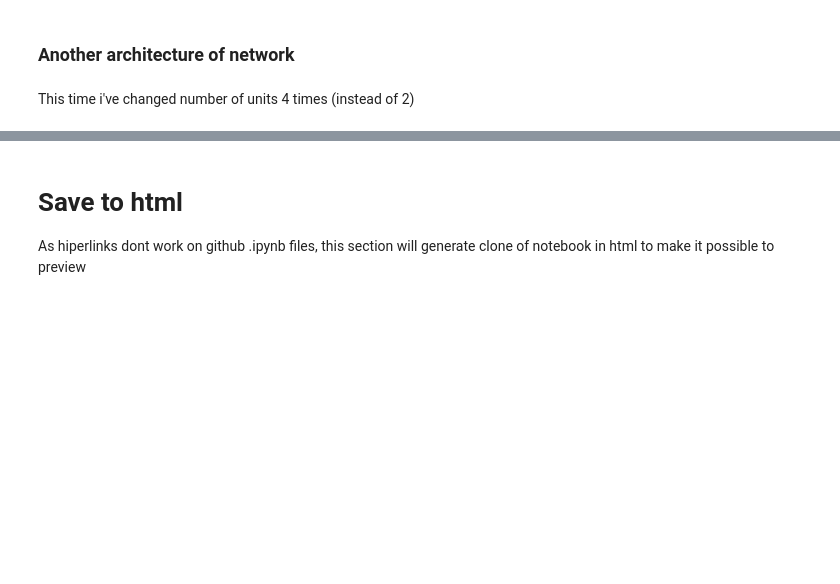
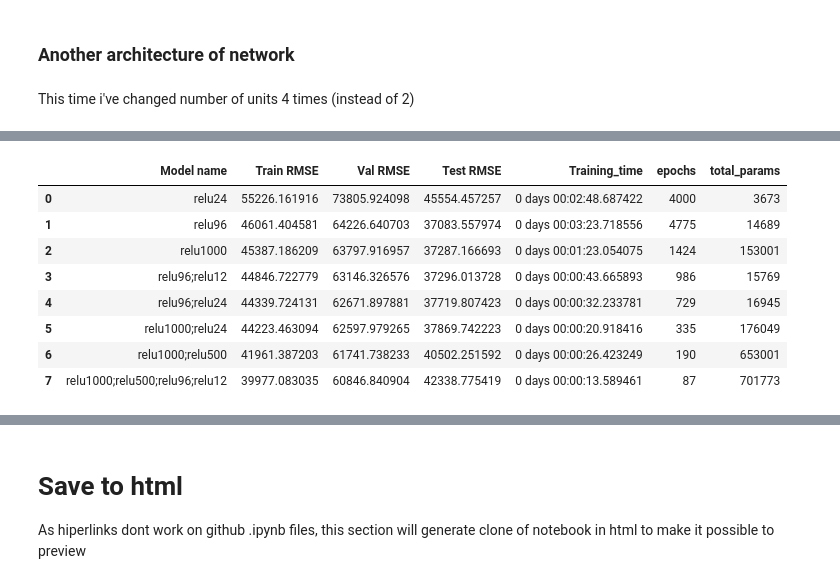
Before and after one commit to SalamanderKrajza/ds-compendium, a Jupyter notebook: projects/ds_salaries.ipynb, the cells around one changed output, grey strips where cells are left out. Saved outputs shown, nothing was run; the diff lists cells and outputs as text; code cells hidden in the pictures; blank space fills up the shorter version.

```diff
--- a/projects/ds_salaries.ipynb
+++ b/projects/ds_salaries.ipynb
@@ -1867,0 +1873,13 @@ plt.legend()
+# %%
+df_network_results = multi_models_data.generate_results_dataframe()
+df_network_results
+# %% [output]
+|  | Model name | Train RMSE | Val RMSE | Test RMSE | Training_time | epochs | total_params |
+| 0 | relu24 | 55226.161916 | 73805.924098 | 45554.457257 | 0 days 00:02:48.687422 | 4000 | 3673 |
+| 1 | relu96 | 46061.404581 | 64226.640703 | 37083.557974 | 0 days 00:03:23.718556 | 4775 | 14689 |
+| 2 | relu1000 | 45387.186209 | 63797.916957 | 37287.166693 | 0 days 00:01:23.054075 | 1424 | 153001 |
+| 3 | relu96;relu12 | 44846.722779 | 63146.326576 | 37296.013728 | 0 days 00:00:43.665893 | 986 | 15769 |
+| 4 | relu96;relu24 | 44339.724131 | 62671.897881 | 37719.807423 | 0 days 00:00:32.233781 | 729 | 16945 |
+| 5 | relu1000;relu24 | 44223.463094 | 62597.979265 | 37869.742223 | 0 days 00:00:20.918416 | 335 | 176049 |
+| 6 | relu1000;relu500 | 41961.387203 | 61741.738233 | 40502.251592 | 0 days 00:00:26.423249 | 190 | 653001 |
+| 7 | relu1000;relu500;relu96;relu12 | 39977.083035 | 60846.840904 | 42338.775419 | 0 days 00:00:13.589461 | 87 | 701773 |
```
Also changed, not shown: parts of 44 cells of this notebook, 1 other file.
